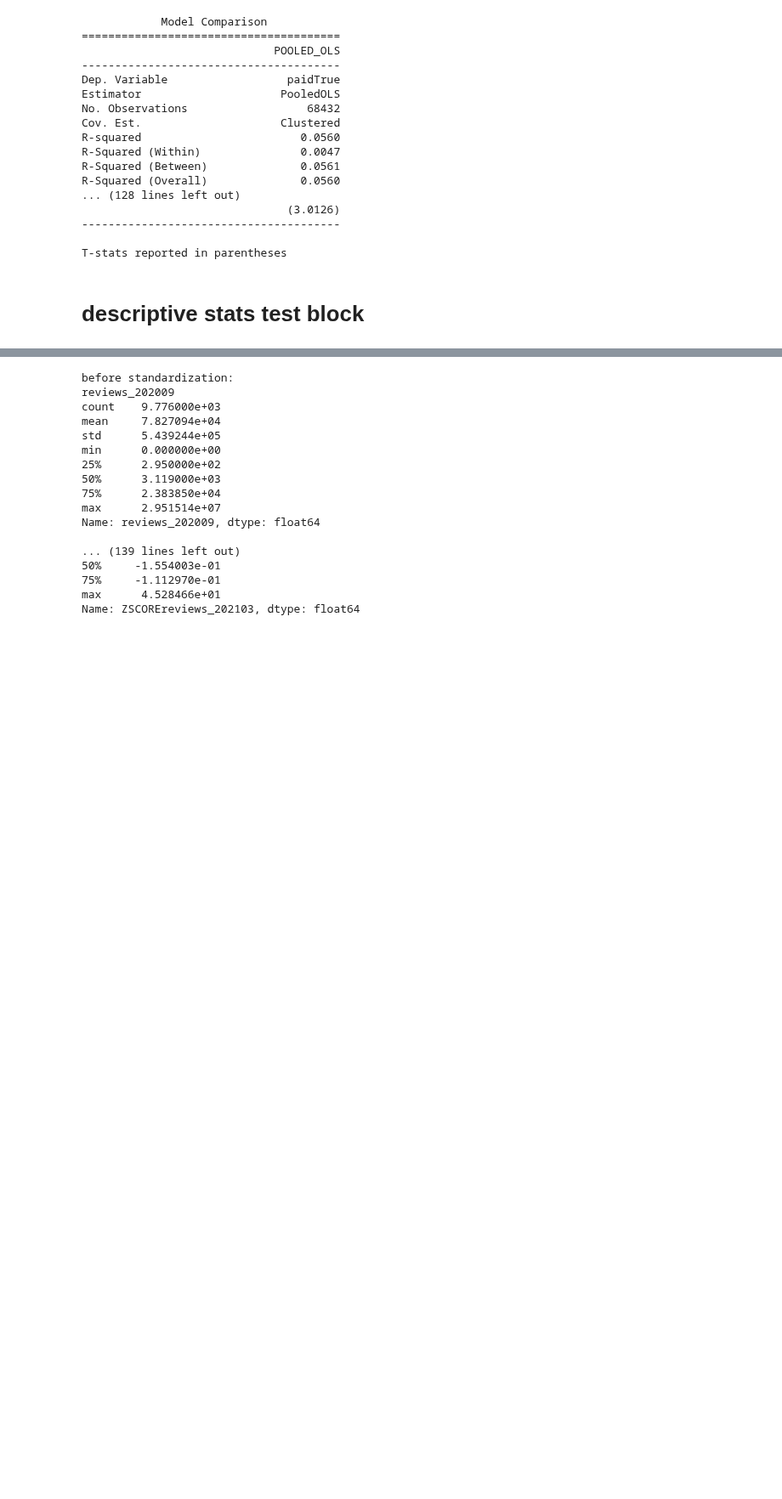
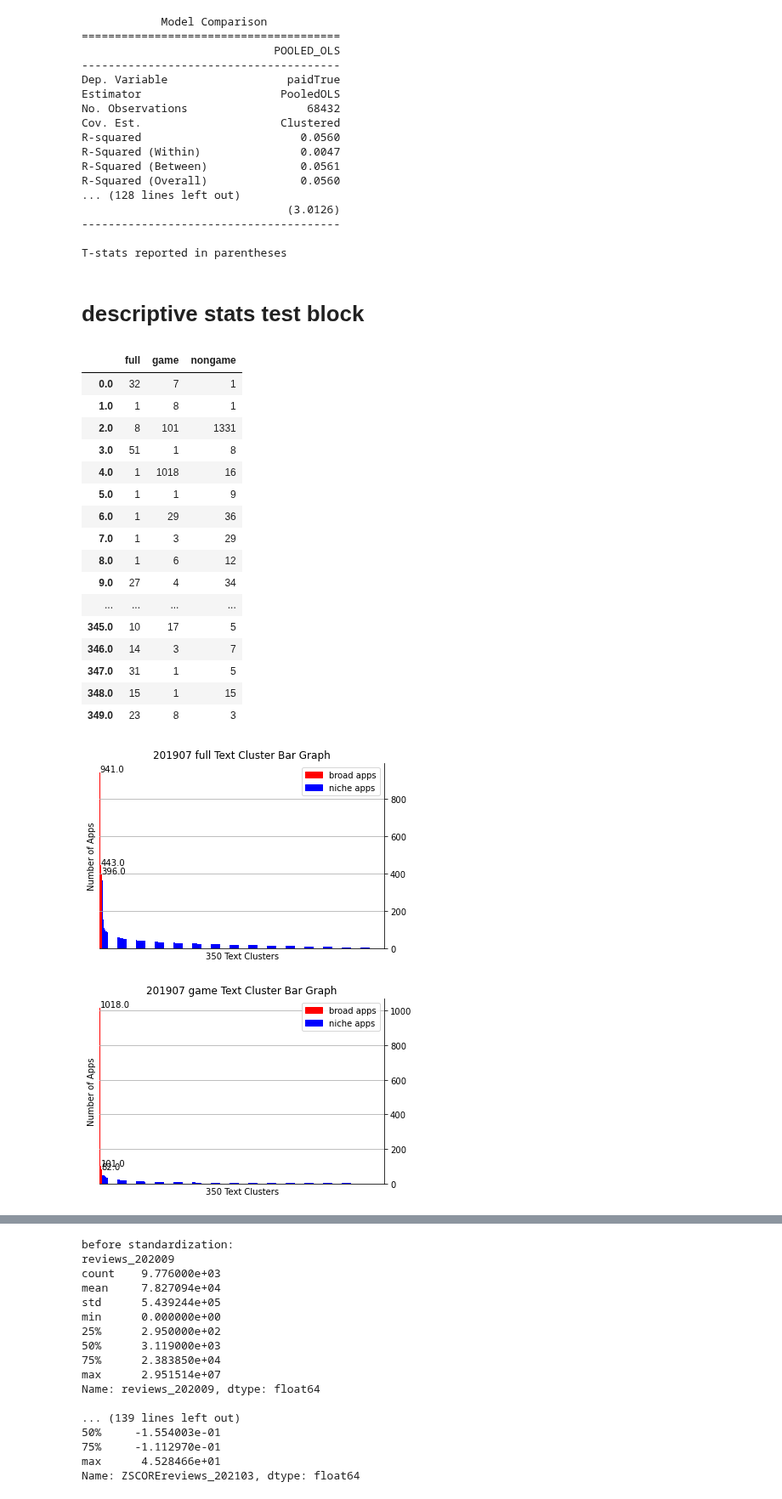
Before and after one commit to nz44/phd_dissertation, a Jupyter notebook: scripts/___test_code___.ipynb, the cells around one changed output, grey strips where cells are left out. Shown at 85% size. Drawn from its saved outputs; the diff is of its cells as text; code cells hidden in the pictures; blank space fills up the shorter version.

Commit message:
change descriptive stats according to subsamples

```diff
--- a/scripts/___test_code___.ipynb
+++ b/scripts/___test_code___.ipynb
@@ -174,17 +169,39 @@ DFL = o.open_panel_df(name='niche_labels_combined_panels')
 %run -i 'STEP0_paths_open_save.py'
 %run -i 'STEP4_Regression.py'
 
-new_class_obj = combine_dataframes(
-                 initial_panel=initial_panel,
-                 all_panels=all_panels,
-                 consec_panels=consec_panels,
-                 appid_imputed_and_deleted_missing_df=DFA,
-                 dev_index_gecoded_df=DFD,
-                 appid_text_cluster_labeled_df=DFL)
-
-df = new_class_obj.combine_imputed_deleted_missing_with_text_labels()
+o = open_files(initial_panel=initial_panel)
+LD = o.open_panel_df(name='dataframe_with_labels')
 
 reg_class_obj = regression_analysis(
-    df=df,
+    df=LD,
     initial_panel=initial_panel,
-    consec_panels=consec_panels)
+    consec_panels=consec_panels,
+    subsample_names=['full', 'game', 'nongame'])
+# %%
+d1 = reg_class_obj.text_cluster_group_count()
+# %%
+d2 = d1.create_NicheDummy(top_n=3)
+# %%
+d3 = d2.create_n_NicheDummies(n=15)
+# %%
+d3.text_cluster_bar_chart(top_n=3)
+# %% [output]
+|  | full | game | nongame |
+| 0.0 | 32 | 7 | 1 |
+| 1.0 | 1 | 8 | 1 |
+| 2.0 | 8 | 101 | 1331 |
+| 3.0 | 51 | 1 | 8 |
+| 4.0 | 1 | 1018 | 16 |
+| 5.0 | 1 | 1 | 9 |
+| 6.0 | 1 | 29 | 36 |
+| 7.0 | 1 | 3 | 29 |
+| 8.0 | 1 | 6 | 12 |
+| 9.0 | 27 | 4 | 34 |
+| ... | ... | ... | ... |
+| 345.0 | 10 | 17 | 5 |
+| 346.0 | 14 | 3 | 7 |
+| 347.0 | 31 | 1 | 5 |
+| 348.0 | 15 | 1 | 15 |
+| 349.0 | 23 | 8 | 3 |
+[figure, added]
+[figure, added]
```
Also changed, not shown: parts of 3 cells of this notebook, 45 other files.
